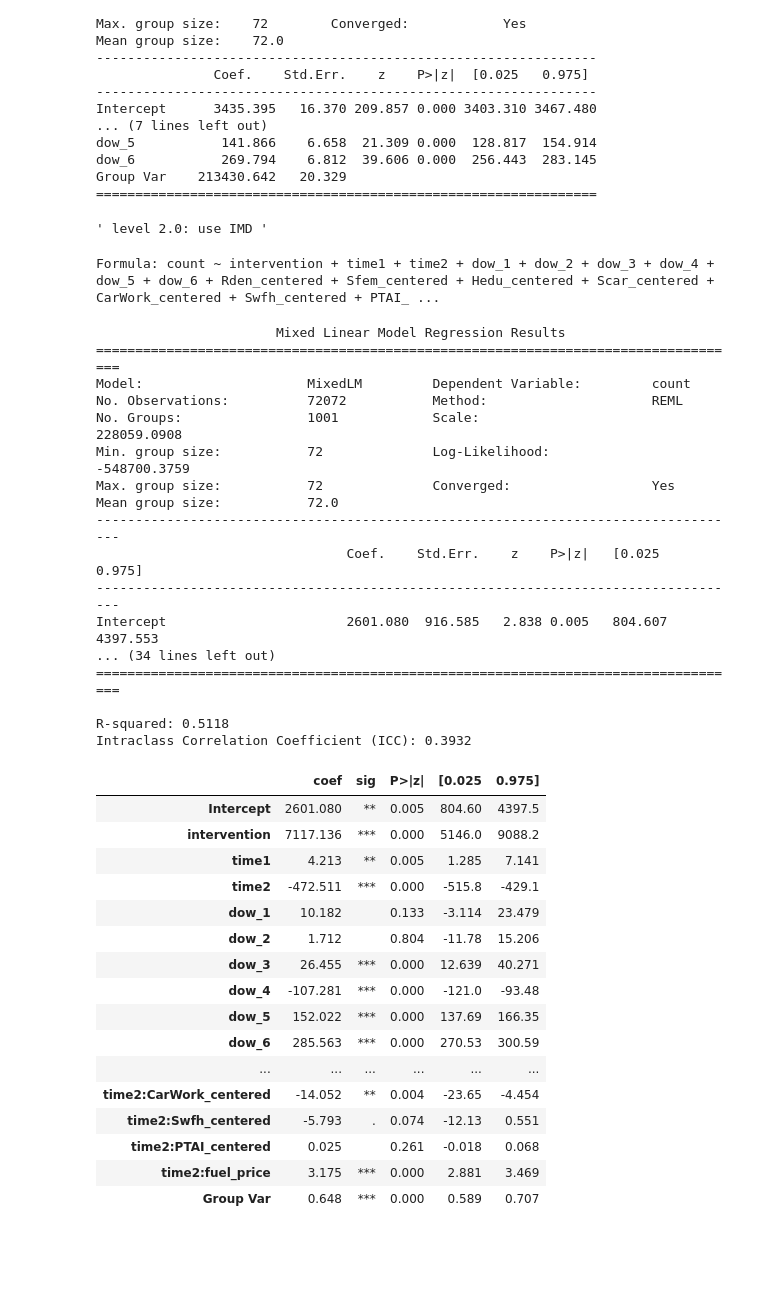
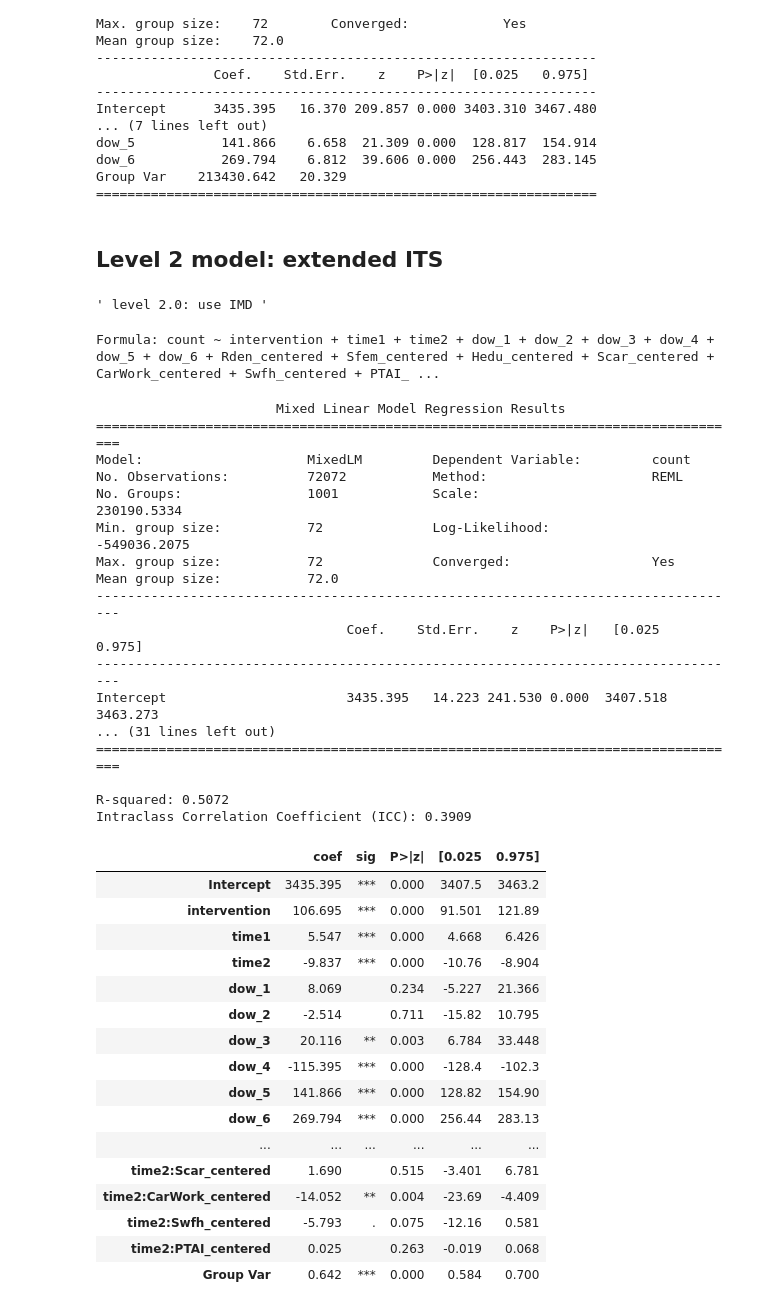
Before and after one commit to c-zhong-ucl-ac-uk/ULEZ-Expansion, a Jupyter notebook: Extended ITS.ipynb, the cells around one changed output. Cells and saved outputs as stored; diff of their text form; code cells hidden in the pictures; blank space fills up the shorter version.

Commit message:
Update code and result

```diff
--- a/spatial ITS.ipynb
+++ b/Extended ITS.ipynb
@@ -346,6 +365,8 @@ dow_5           141.866    6.658  21.309 0.000  128.817  154.914
 dow_6           269.794    6.812  39.606 0.000  256.443  283.145
 Group Var    213430.642   20.329
 ================================================================
+# %% [markdown]
+## Level 2 model: extended ITS
 # %%
 ''' level 2.0: use IMD '''
 # # create formula
@@ -384,7 +405,7 @@ Group Var    213430.642   20.329
 ''' level 2.1: use Census '''
 # create formula
 level1_vars = ['intervention', 'time1', 'time2'] + [f'dow_{i}' for i in range(1, 7)]
-level2_vars = [f'{var}_centered' for var in social_vars] + ['fuel_price']
+level2_vars = [f'{var}_centered' for var in social_vars]  #+ ['fuel_price']
 formula = 'count ~ ' + ' + '.join(level1_vars) + ' + ' + ' + '.join(level2_vars)
 
 # 对每个level 2变量，加入交互项
@@ -418,64 +439,64 @@ Formula: count ~ intervention + time1 + time2 + dow_1 + dow_2 + dow_3 + dow_4 +
 ===================================================================================
 Model:                     MixedLM         Dependent Variable:         count
 No. Observations:          72072           Method:                     REML
-No. Groups:                1001            Scale:                      228059.0908
-Min. group size:           72              Log-Likelihood:             -548700.3759
+No. Groups:                1001            Scale:                      230190.5334
+Min. group size:           72              Log-Likelihood:             -549036.2075
 Max. group size:           72              Converged:                  Yes
 Mean group size:           72.0
 -----------------------------------------------------------------------------------
                                 Coef.    Std.Err.    z    P>|z|   [0.025    0.975]
 -----------------------------------------------------------------------------------
-Intercept                       2601.080  916.585   2.838 0.005   804.607  4397.553
-... (34 lines left out)
+Intercept                       3435.395   14.223 241.530 0.000  3407.518  3463.273
+... (31 lines left out)
 ===================================================================================
 
-R-squared: 0.5118
-Intraclass Correlation Coefficient (ICC): 0.3932
+R-squared: 0.5072
+Intraclass Correlation Coefficient (ICC): 0.3909
 # %%
-# 输出用星号标注显著性的系数表，方便加入论文
+# mark significance
 def add_stars(p_value):
     if p_value < 0.001:
         return "***"
     elif p_value < 0.01:
         return "**"
     elif p_value < 0.05:
         return "*"
     elif p_value < 0.1:
         return "."
     else:
         return ""
 
 results_df = pd.DataFrame({
     'coef': mdf.params,
     'P>|z|': mdf.pvalues,
     '[0.025': mdf.conf_int()[0],
     '0.975]': mdf.conf_int()[1]
 })
 
 results_df['sig'] = results_df['P>|z|'].apply(add_stars)  # significance
 results_df['coef'] = results_df['coef'].apply(lambda x: f"{x:.3f}") #+ results_df['sig']
 results_df['P>|z|'] = results_df['P>|z|'].apply(lambda x: f"{x:.3f}")
 results_df['[0.025'] = results_df['[0.025'].apply(lambda x: f"{x:.3f}"[:6])
 results_df['0.975]'] = results_df['0.975]'].apply(lambda x: f"{x:.3f}"[:6])
 
 results_df = results_df[[ 'coef','sig', 'P>|z|', '[0.025', '0.975]']]
-results_df.to_csv('ITS results/Travel Distance MSOA.csv')  # Travel Distance MSOA, Casual Activity Count MSOA, Commuting Duration MSOA
+results_df.to_csv('results/Travel Distance MSOA.csv')  # Travel Distance MSOA, Casual Activity Count MSOA, Commuting Duration MSOA
 results_df
 # %% [output]
 |  | coef | sig | P>|z| | [0.025 | 0.975] |
-| Intercept | 2601.080 | ** | 0.005 | 804.60 | 4397.5 |
-| intervention | 7117.136 | *** | 0.000 | 5146.0 | 9088.2 |
-| time1 | 4.213 | ** | 0.005 | 1.285 | 7.141 |
-| time2 | -472.511 | *** | 0.000 | -515.8 | -429.1 |
-| dow_1 | 10.182 |  | 0.133 | -3.114 | 23.479 |
-| dow_2 | 1.712 |  | 0.804 | -11.78 | 15.206 |
-| dow_3 | 26.455 | *** | 0.000 | 12.639 | 40.271 |
-| dow_4 | -107.281 | *** | 0.000 | -121.0 | -93.48 |
-| dow_5 | 152.022 | *** | 0.000 | 137.69 | 166.35 |
-| dow_6 | 285.563 | *** | 0.000 | 270.53 | 300.59 |
+| Intercept | 3435.395 | *** | 0.000 | 3407.5 | 3463.2 |
+| intervention | 106.695 | *** | 0.000 | 91.501 | 121.89 |
+| time1 | 5.547 | *** | 0.000 | 4.668 | 6.426 |
+| time2 | -9.837 | *** | 0.000 | -10.76 | -8.904 |
+| dow_1 | 8.069 |  | 0.234 | -5.227 | 21.366 |
+| dow_2 | -2.514 |  | 0.711 | -15.82 | 10.795 |
+| dow_3 | 20.116 | ** | 0.003 | 6.784 | 33.448 |
+| dow_4 | -115.395 | *** | 0.000 | -128.4 | -102.3 |
+| dow_5 | 141.866 | *** | 0.000 | 128.82 | 154.90 |
+| dow_6 | 269.794 | *** | 0.000 | 256.44 | 283.13 |
 | ... | ... | ... | ... | ... | ... |
-| time2:CarWork_centered | -14.052 | ** | 0.004 | -23.65 | -4.454 |
-| time2:Swfh_centered | -5.793 | . | 0.074 | -12.13 | 0.551 |
-| time2:PTAI_centered | 0.025 |  | 0.261 | -0.018 | 0.068 |
-| time2:fuel_price | 3.175 | *** | 0.000 | 2.881 | 3.469 |
-| Group Var | 0.648 | *** | 0.000 | 0.589 | 0.707 |
+| time2:Scar_centered | 1.690 |  | 0.515 | -3.401 | 6.781 |
+| time2:CarWork_centered | -14.052 | ** | 0.004 | -23.69 | -4.409 |
+| time2:Swfh_centered | -5.793 | . | 0.075 | -12.16 | 0.581 |
+| time2:PTAI_centered | 0.025 |  | 0.263 | -0.019 | 0.068 |
+| Group Var | 0.642 | *** | 0.000 | 0.584 | 0.700 |
```
Also changed, not shown: parts of 8 cells of this notebook, 10 other files.
